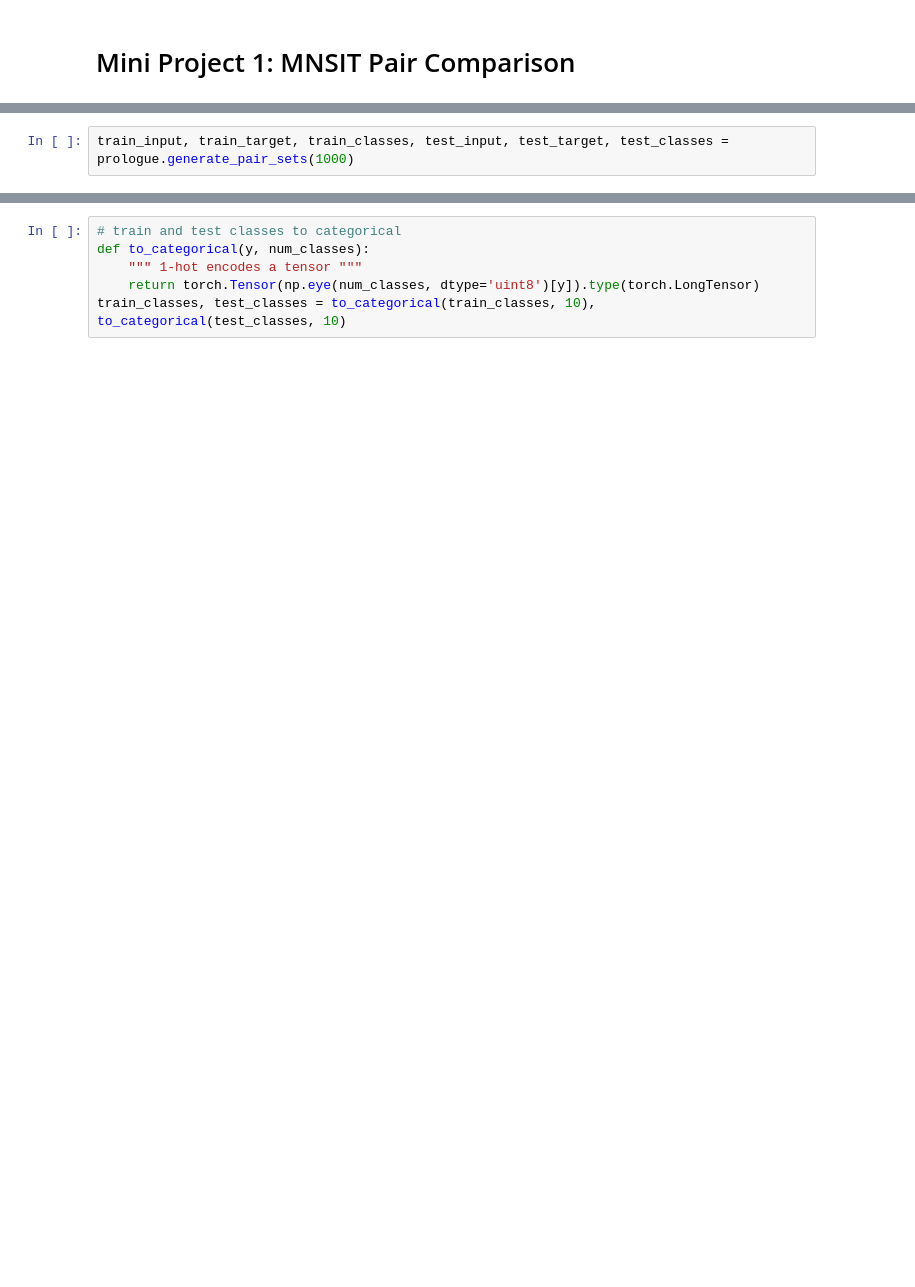
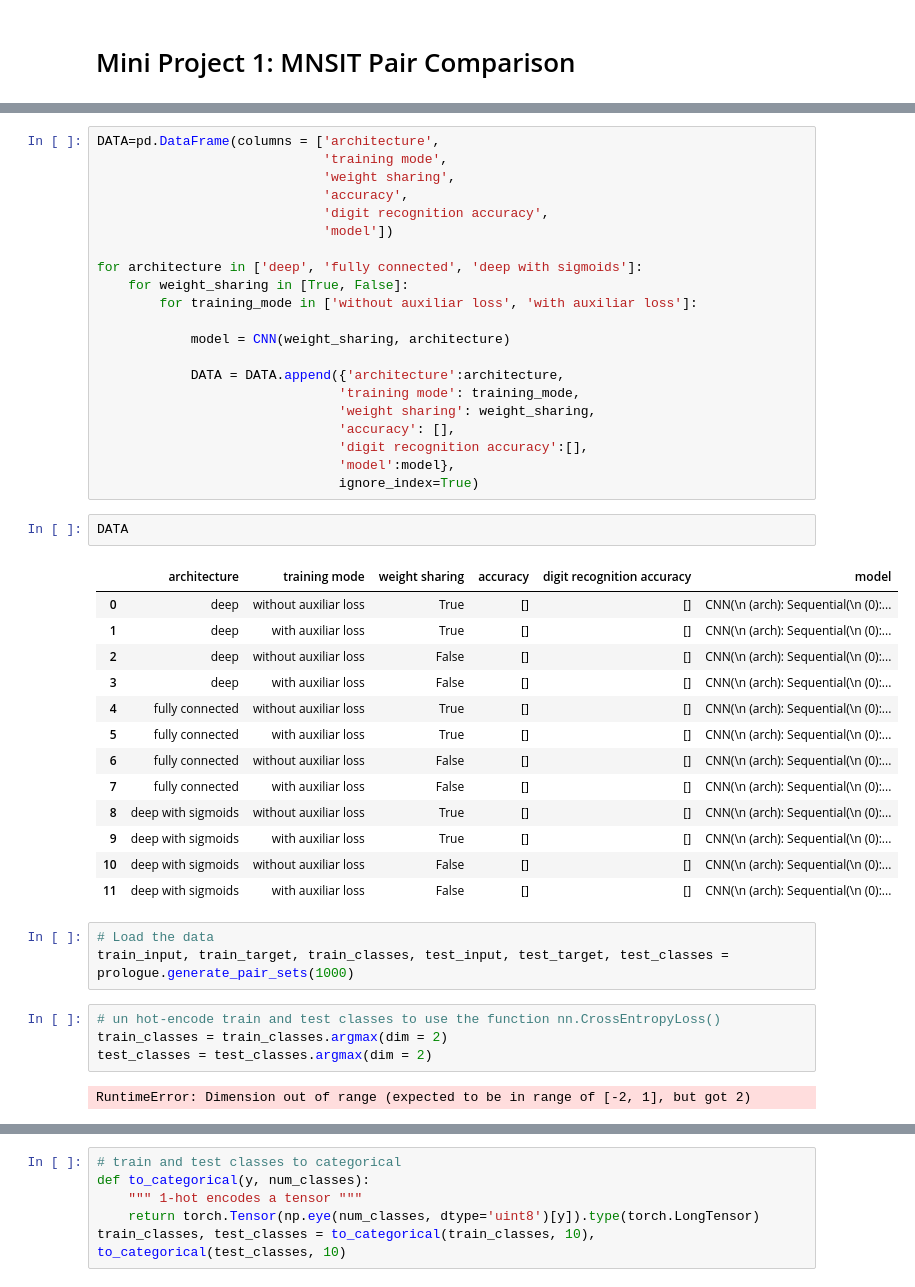
Before and after one commit to girotomas/Deep_Learning_Project, a Jupyter notebook: Project1 Final/Project1_Final.ipynb, the cells around one changed output, grey strips where cells are left out. Drawn from its saved outputs; the diff is of its cells as text; blank space fills up the shorter version.

```diff
--- a/Project1 Final/Project1_Final.ipynb
+++ b/Project1 Final/Project1_Final.ipynb
@@ -10,2 +157,46 @@ from torch.nn import functional as F
+# %%
+DATA=pd.DataFrame(columns = ['architecture',
+                             'training mode',
+                             'weight sharing',
+                             'accuracy',
+                             'digit recognition accuracy',
+                             'model'])
+
+for architecture in ['deep', 'fully connected', 'deep with sigmoids']:
+    for weight_sharing in [True, False]:
+        for training_mode in ['without auxiliar loss', 'with auxiliar loss']:
+
+            model = CNN(weight_sharing, architecture)
+
+            DATA = DATA.append({'architecture':architecture,
+                               'training mode': training_mode,
+                               'weight sharing': weight_sharing,
+                               'accuracy': [],
+                               'digit recognition accuracy':[],
+                               'model':model},
+                               ignore_index=True)
+# %%
+DATA
+# %% [output]
+|  | architecture | training mode | weight sharing | accuracy | digit recognition accuracy | model |
+| 0 | deep | without auxiliar loss | True | [] | [] | CNN(\n (arch): Sequential(\n (0):... |
+| 1 | deep | with auxiliar loss | True | [] | [] | CNN(\n (arch): Sequential(\n (0):... |
+| 2 | deep | without auxiliar loss | False | [] | [] | CNN(\n (arch): Sequential(\n (0):... |
+| 3 | deep | with auxiliar loss | False | [] | [] | CNN(\n (arch): Sequential(\n (0):... |
+| 4 | fully connected | without auxiliar loss | True | [] | [] | CNN(\n (arch): Sequential(\n (0):... |
+| 5 | fully connected | with auxiliar loss | True | [] | [] | CNN(\n (arch): Sequential(\n (0):... |
+| 6 | fully connected | without auxiliar loss | False | [] | [] | CNN(\n (arch): Sequential(\n (0):... |
+| 7 | fully connected | with auxiliar loss | False | [] | [] | CNN(\n (arch): Sequential(\n (0):... |
+| 8 | deep with sigmoids | without auxiliar loss | True | [] | [] | CNN(\n (arch): Sequential(\n (0):... |
+| 9 | deep with sigmoids | with auxiliar loss | True | [] | [] | CNN(\n (arch): Sequential(\n (0):... |
+| 10 | deep with sigmoids | without auxiliar loss | False | [] | [] | CNN(\n (arch): Sequential(\n (0):... |
+| 11 | deep with sigmoids | with auxiliar loss | False | [] | [] | CNN(\n (arch): Sequential(\n (0):... |
 # %%
+# Load the data
 train_input, train_target, train_classes, test_input, test_target, test_classes = prologue.generate_pair_sets(1000)
+# %%
+# un hot-encode train and test classes to use the function nn.CrossEntropyLoss()
+train_classes = train_classes.argmax(dim = 2)
+test_classes = test_classes.argmax(dim = 2)
+# %% [output]
+RuntimeError: Dimension out of range (expected to be in range of [-2, 1], but got 2)
```
Also changed, not shown: parts of 26 cells of this notebook.
